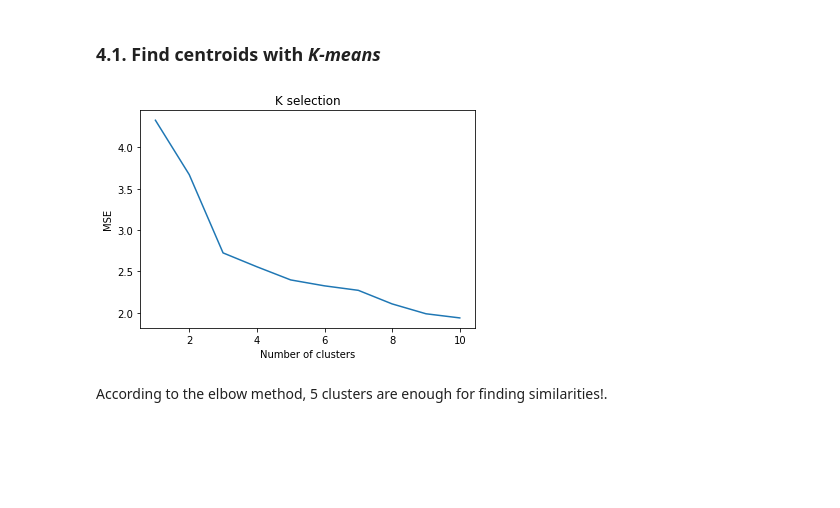
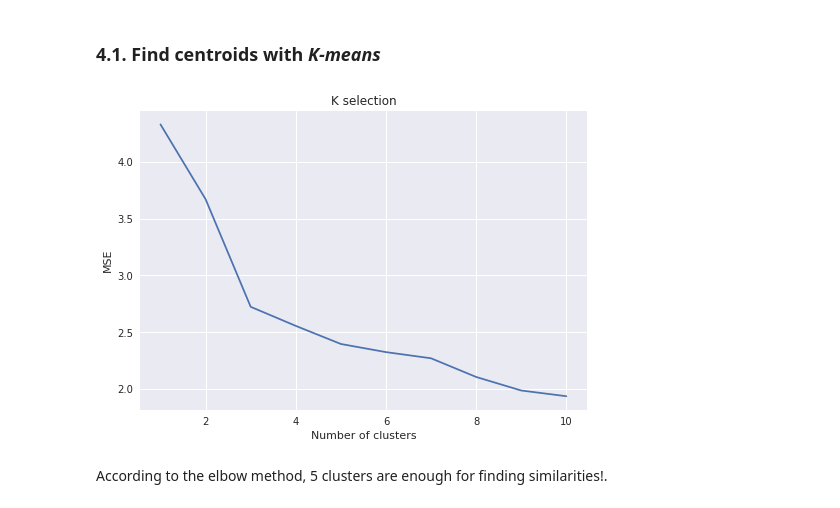
Before and after one commit to Haroldov/Coursera_Capstone, a Jupyter notebook: CAPP.ipynb, the cells around one changed output. Saved outputs shown, nothing was run; the diff lists cells and outputs as text; code cells hidden in the pictures; blank space fills up the shorter version.

```diff
--- a/CAPP.ipynb
+++ b/CAPP.ipynb
@@ -382,24 +382,25 @@ tony_grouped
 ### 4.1. Find centroids with *K-means*
 # %%
 # Finding best k
+plt.style.use("seaborn")
 Ks = 11
 mse = np.zeros((Ks-1))
 tony_grouped_clustering = tony_grouped.drop(['Neighborhood','Borough','Neighborhood Latitude','Neighborhood Longitude'], 1)
 for n in range(1,Ks):
 
     # set number of clusters
     kclusters = n
     # run k-means clustering
     kmeans = KMeans(n_clusters=kclusters, random_state=0, init = 'random', n_init = 15).fit(tony_grouped_clustering)
     mse[n-1] = kmeans.inertia_
 
 plt.plot(range(1,Ks),mse)
 plt.xlabel("Number of clusters")
 plt.ylabel("MSE")
 plt.title("K selection")
 plt.show()
 # %% [output]
-[figure, old version]
+[figure, new version]
 # %% [markdown]
 According to the elbow method, 5 clusters are enough for finding similarities!.
 # %%
```
Also changed, not shown: parts of 8 cells of this notebook.
